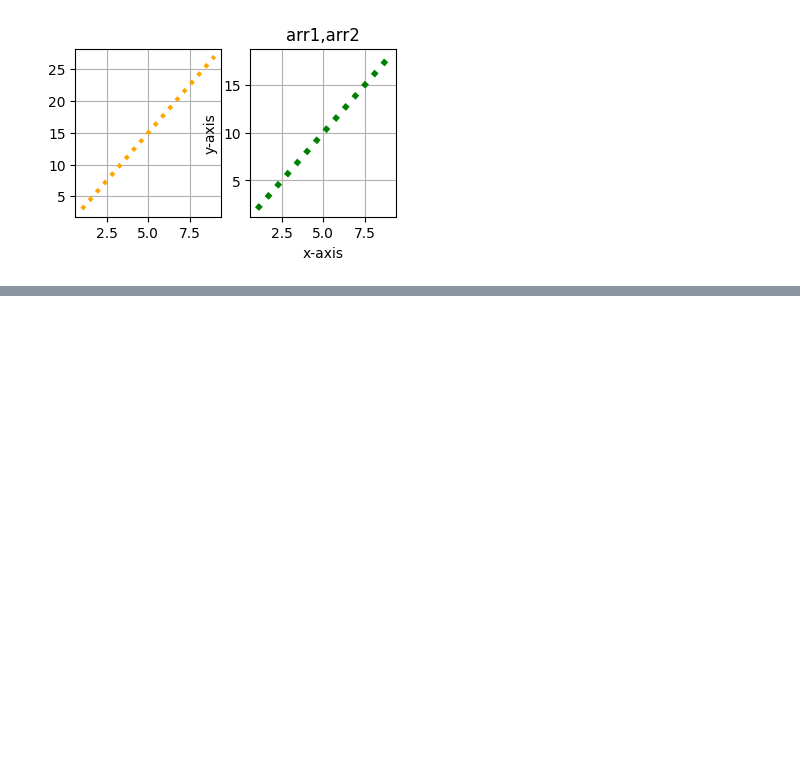
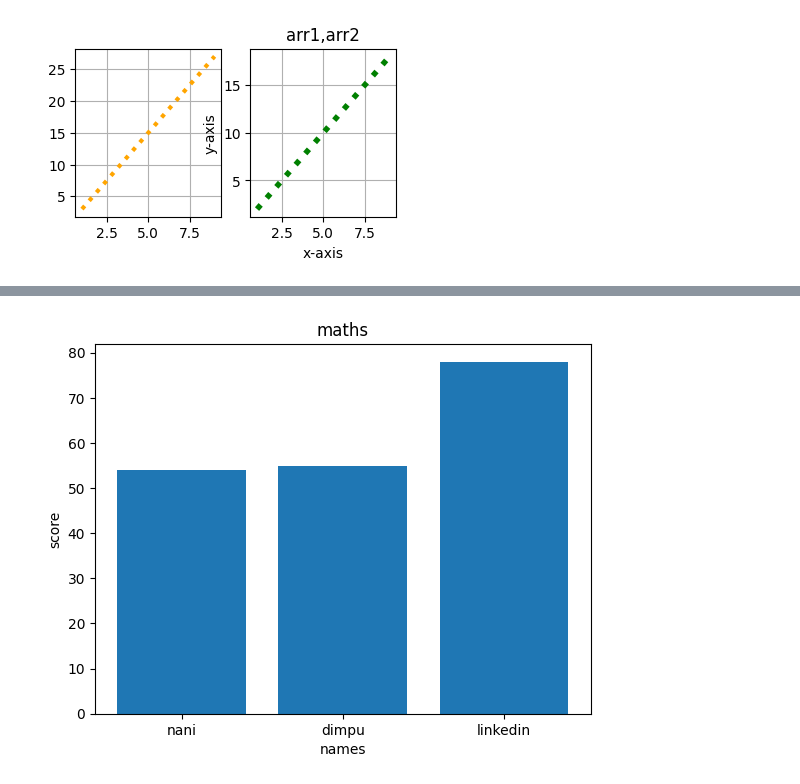
Before and after one commit to rahuloruganti/data-analysis-using-python, a Jupyter notebook: matplotlib/matplotlib_basic.ipynb, the cells around one changed output, grey strips where cells are left out. Cells and saved outputs as stored; diff of their text form; code cells hidden in the pictures; blank space fills up the shorter version.

```diff
--- a/matplotlib/matplotlib_basic.ipynb
+++ b/matplotlib/matplotlib_basic.ipynb
@@ -69,0 +90,8 @@ plt.show()
+# %%
+plt.bar(k,value)
+plt.title("maths")
+plt.ylabel("score")
+plt.xlabel("names")
+plt.show()
+# %% [output]
+[figure, added]
```
Also changed, not shown: parts of 27 cells of this notebook, 1 other file.
